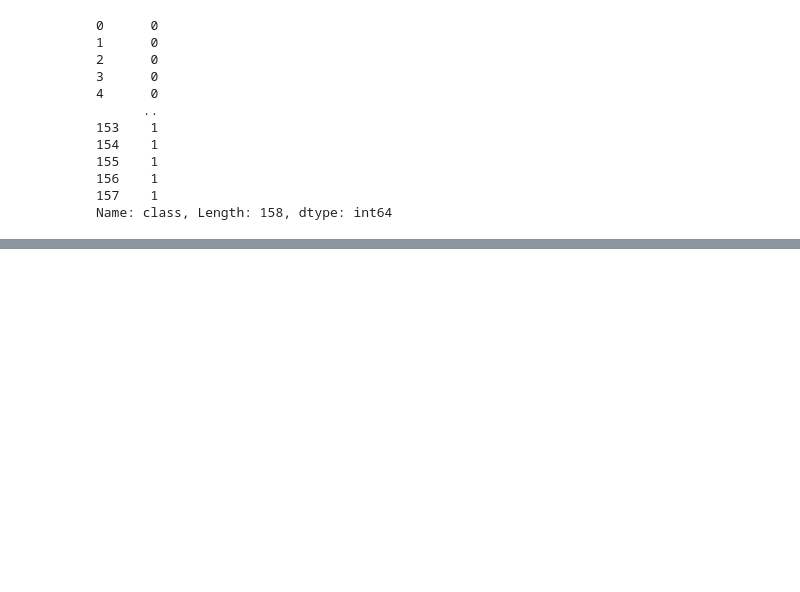
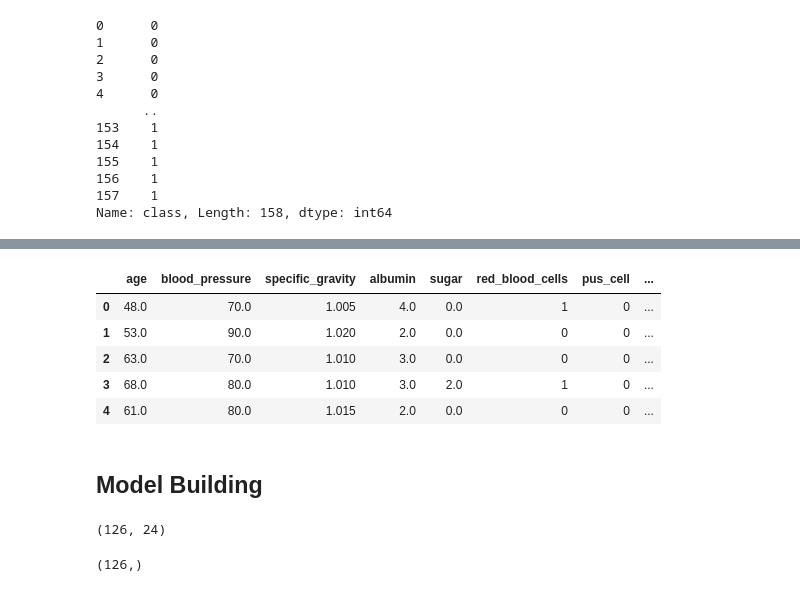
Before and after one commit to cygnus55/Chronic-Kidney-Disease-Prediction-ML, a Jupyter notebook: main.ipynb, the cells around one changed output, grey strips where cells are left out. Cells and saved outputs as stored; diff of their text form; code cells hidden in the pictures; blank space fills up the shorter version.

```diff
--- a/main.ipynb
+++ b/main.ipynb
@@ -208,0 +213,3 @@ Name: class, Length: 158, dtype: int64
+# %%
+for col in cat_cols:
+    print(f"{col} has {df[col].nunique()} categories\n")
@@ -208,0 +234,20 @@ Name: class, Length: 158, dtype: int64
+# %%
+# Encode the data into numeric data
+
+from sklearn.preprocessing import LabelEncoder
+
+le = LabelEncoder()
+
+for col in cat_cols:
+    df[col] = le.fit_transform(df[col])
+# %%
+df.head()
+# %% [output]
+|  | age | blood_pressure | specific_gravity | albumin | sugar | red_blood_cells | pus_cell | ... |
+| 0 | 48.0 | 70.0 | 1.005 | 4.0 | 0.0 | 1 | 0 | ... |
+| 1 | 53.0 | 90.0 | 1.020 | 2.0 | 0.0 | 0 | 0 | ... |
+| 2 | 63.0 | 70.0 | 1.010 | 3.0 | 0.0 | 0 | 0 | ... |
+| 3 | 68.0 | 80.0 | 1.010 | 3.0 | 2.0 | 1 | 0 | ... |
+| 4 | 61.0 | 80.0 | 1.015 | 2.0 | 0.0 | 0 | 0 | ... |
+# %% [markdown]
+## Model Building
@@ -208,0 +263,8 @@ Name: class, Length: 158, dtype: int64
+# %%
+X_train.shape
+# %% [output]
+(126, 24)
+# %%
+y_train.shape
+# %% [output]
+(126,)
```
Also changed, not shown: parts of 12 cells of this notebook.
